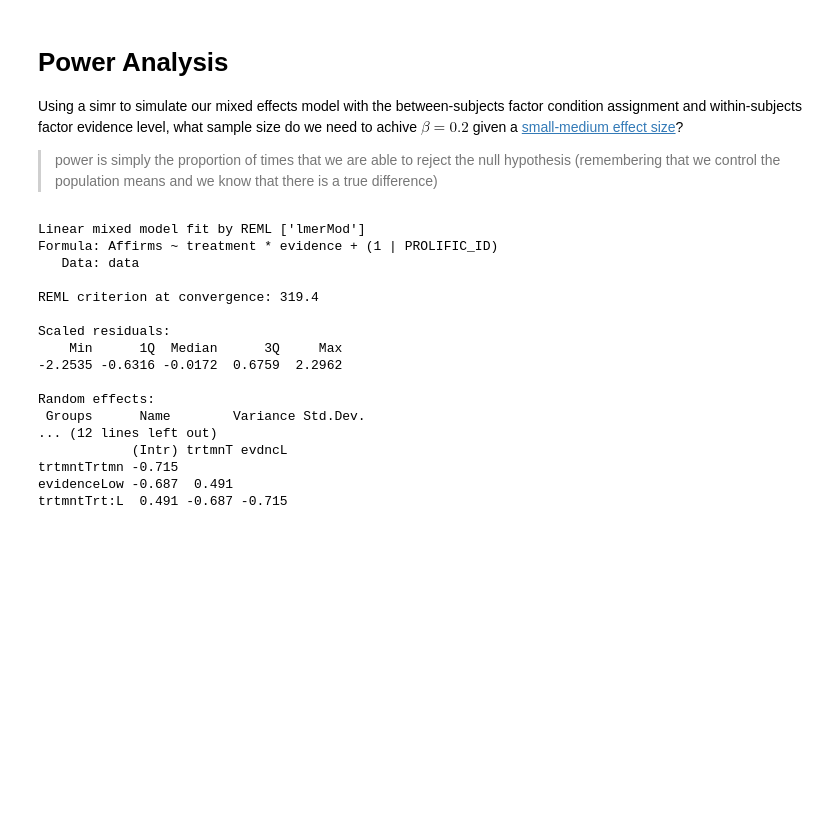
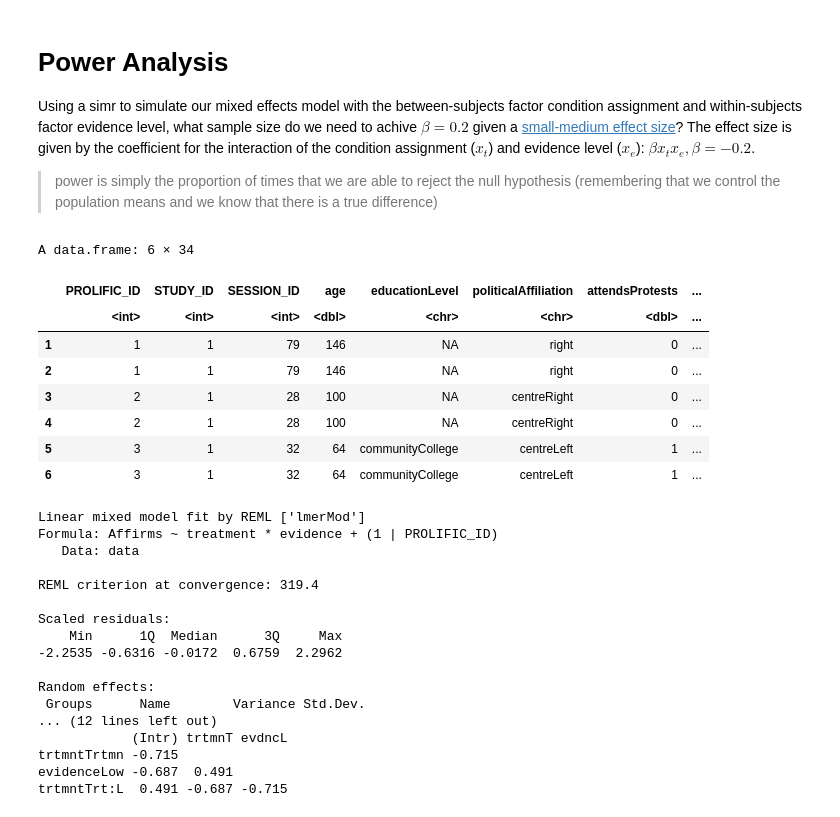
Before and after one commit to cameron-raymond/SDS-Thesis, a Jupyter notebook: notebooks/R_Notebooks/R-Power_Analysis.ipynb, the cells around one changed output. Saved outputs shown, nothing was run; the diff lists cells and outputs as text; code cells hidden in the pictures; blank space fills up the shorter version.

```diff
--- a/notebooks/R_Notebooks/R-Power_Analysis.ipynb
+++ b/notebooks/R_Notebooks/R-Power_Analysis.ipynb
@@ -1,19 +1,30 @@
 # %% [markdown]
 # Power Analysis
 
-Using a simr to simulate our mixed effects model with the between-subjects factor condition assignment and within-subjects factor evidence level, what sample size do we need to achive $\beta=0.2$ given a [small-medium effect size](http://methods.sagepub.com/Reference//the-sage-encyclopedia-of-communication-research-methods/i4505.xml)?
+Using a simr to simulate our mixed effects model with the between-subjects factor condition assignment and within-subjects factor evidence level, what sample size do we need to achive $\beta=0.2$ given a [small-medium effect size](http://methods.sagepub.com/Reference//the-sage-encyclopedia-of-communication-research-methods/i4505.xml)? The effect size is given by the coefficient for the interaction of the condition assignment ($x_t$) and evidence level ($x_e$): $\beta x_tx_e, \beta=-0.2$.
 
 > power is simply the proportion of times that we are able to reject the null hypothesis (remembering that we control the population means and we know that there is a true difference)
 # %%
 library(lme4)
 library(AER)
 library(dplyr)
 library(purrr)
 library(magrittr)
 library(ggplot2)
 
 data <- read.csv("../../data/processed/mock_data/reshare_rates.csv")
+data$ID <- rep(1:as.integer(nrow(data)/2), each=2)
 head(data)
+# %% [output]
+A data.frame: 6 × 34
+|  | PROLIFIC_ID | STUDY_ID | SESSION_ID | age | educationLevel | politicalAffiliation | attendsProtests | ... |
+|  | <int> | <int> | <int> | <dbl> | <chr> | <chr> | <dbl> | ... |
+| 1 | 1 | 1 | 79 | 146 | NA | right | 0 | ... |
+| 2 | 1 | 1 | 79 | 146 | NA | right | 0 | ... |
+| 3 | 2 | 1 | 28 | 100 | NA | centreRight | 0 | ... |
+| 4 | 2 | 1 | 28 | 100 | NA | centreRight | 0 | ... |
+| 5 | 3 | 1 | 32 | 64 | communityCollege | centreLeft | 1 | ... |
+| 6 | 3 | 1 | 32 | 64 | communityCollege | centreLeft | 1 | ... |
 # %%
 library(simr)
 
```
Also changed, not shown: parts of 5 cells of this notebook, 5 other files.
